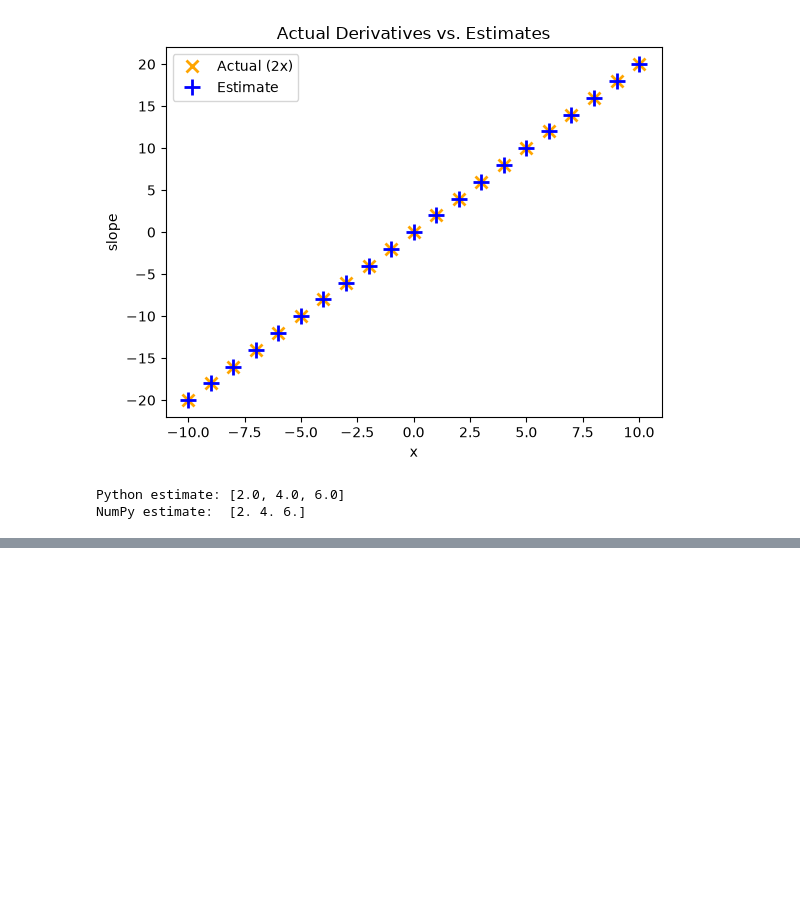
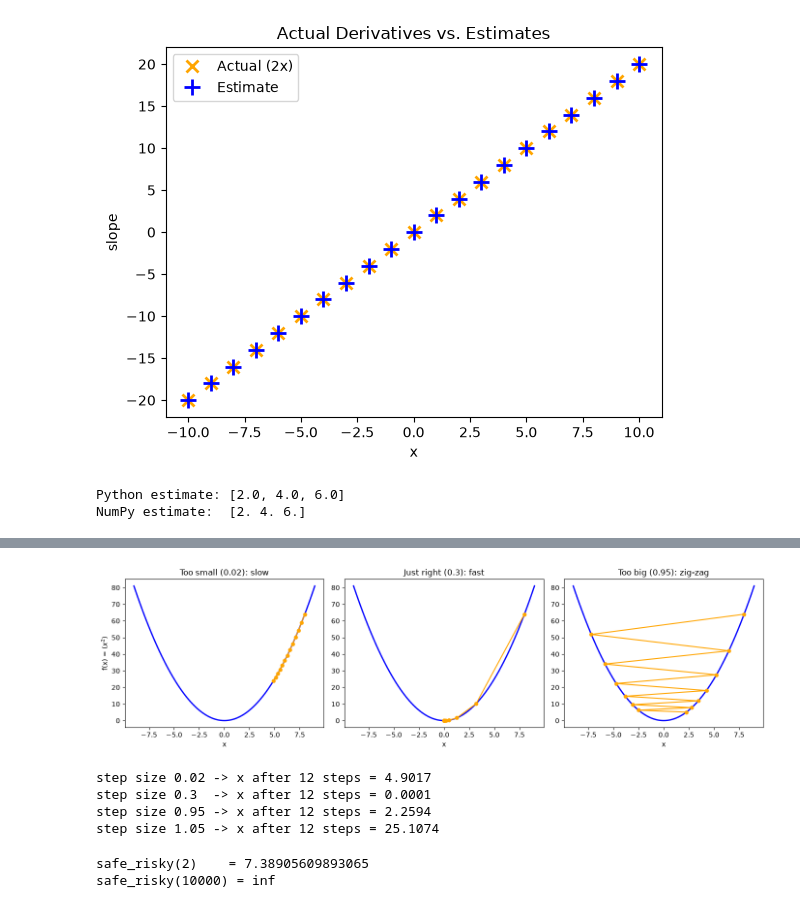
Before and after one commit to mat6099/ML_Debasis_Das, a Jupyter notebook: Gradient_Descent.ipynb, the cells around one changed output, grey strips where cells are left out. Cells and saved outputs as stored; diff of their text form; code cells hidden in the pictures; blank space fills up the shorter version.

```diff
--- a/Gradient_Descent.ipynb
+++ b/Gradient_Descent.ipynb
@@ -150,0 +187,18 @@ NumPy estimate:  [2. 4. 6.]
+# %%
+# In numpy v is an array,
+# so take a step is just one line of maths: v = v - step_size x gradient
+
+v = np.random.randint(-10, 11, size=3).astype(float)       # random starting point
+print("Start:", v)
+
+step_size = 0.01
+iterations = 0
+while True:
+    gradient = 2 * v                                  # gradient of sum of squares
+    next_v = v - step_size * gradient                 # step against the gradient
+    iterations += 1
+    if np.linalg.norm(next_v - v) < tolerance:        # np.linalg.norm = distance
+        break
+    v = next_v
+
+print(f"End after {iterations} steps:", np.round(v, 6))
@@ -150,0 +220,51 @@ NumPy estimate:  [2. 4. 6.]
+# %%
+def descend(x0, step_size, n_steps=12):
+    path = [x0]
+    for _ in range(n_steps):
+        path.append(path[-1] - step_size * 2 * path[-1])     # x <- x − step × slope
+    return np.array(path)
+
+fig, axes = plt.subplots(1, 3, figsize=(14, 4))
+for ax, (lr, label) in zip(axes, [(0.02, "Too small (0.02): slow"),
+                                  (0.3, "Just right (0.3): fast"),
+                                  (0.95, "Too big (0.95): zig-zag")]):
+    path = descend(8.0, lr)
+    ax.plot(xs, xs ** 2, color='blue', linewidth=2)
+    ax.plot(path, path ** 2, "o-", color='orange', markersize=5)
+    ax.set_title(label, fontsize=12)
+    ax.set_xlabel("x")
+axes[0].set_ylabel(r"f(x) = ($x^2$)")
+plt.tight_layout()
+plt.show()
+
+for lr in [0.02, 0.3, 0.95, 1.05]:
+    print(f"step size {lr:<4} -> x after 12 steps = {descend(8.0, lr)[-1]:.4f}")
+# %% [output]
+[figure, added]
+step size 0.02 -> x after 12 steps = 4.9017
+step size 0.3  -> x after 12 steps = 0.0001
+step size 0.95 -> x after 12 steps = 2.2594
+step size 1.05 -> x after 12 steps = 25.1074
+# %%
+# When we try big step sizes, the function might crash (example a number too large).
+# The book wraps the function so that an error simply returns infinity,
+# which can never be chosen as the minimum.
+
+def safe(f):
+    """Return a new function that is the same as f, but returns infinity if f gives an error"""
+    def safe_f(*args, **kwargs):
+        try:
+            return f(*args, **kwargs)
+        except Exception:
+            return float("inf")      # "infinity" in Python
+    return safe_f
+
+def risky(x):
+    return math.exp(x)               # math.exp(10000) is too big -> OverflowError
+
+safe_risky = safe(risky)
+print("safe_risky(2)    =", safe_risky(2))
+print("safe_risky(10000) =", safe_risky(10000))
+# %% [output]
+safe_risky(2)    = 7.38905609893065
+safe_risky(10000) = inf
```
Also changed, not shown: parts of 4 cells of this notebook.
